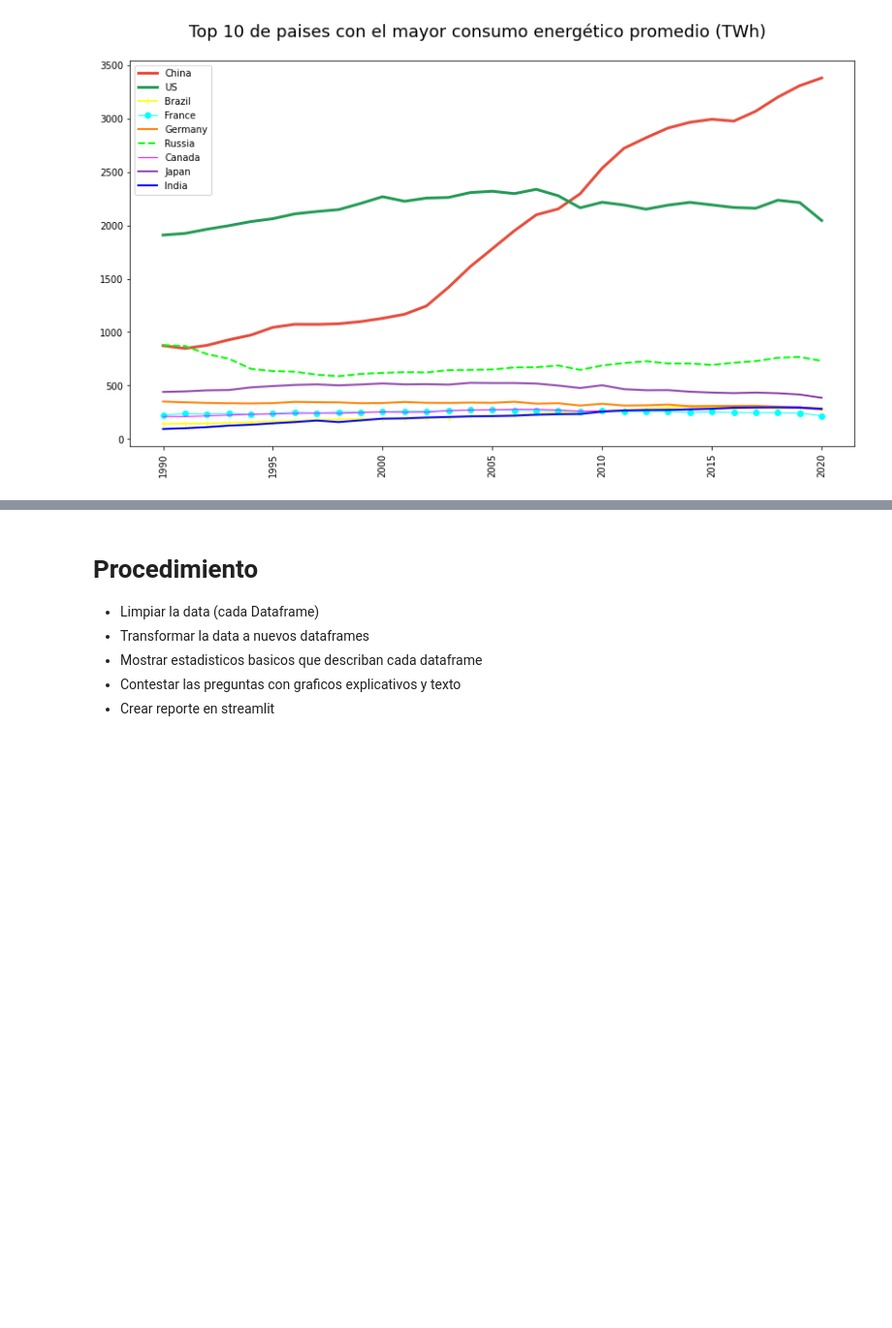
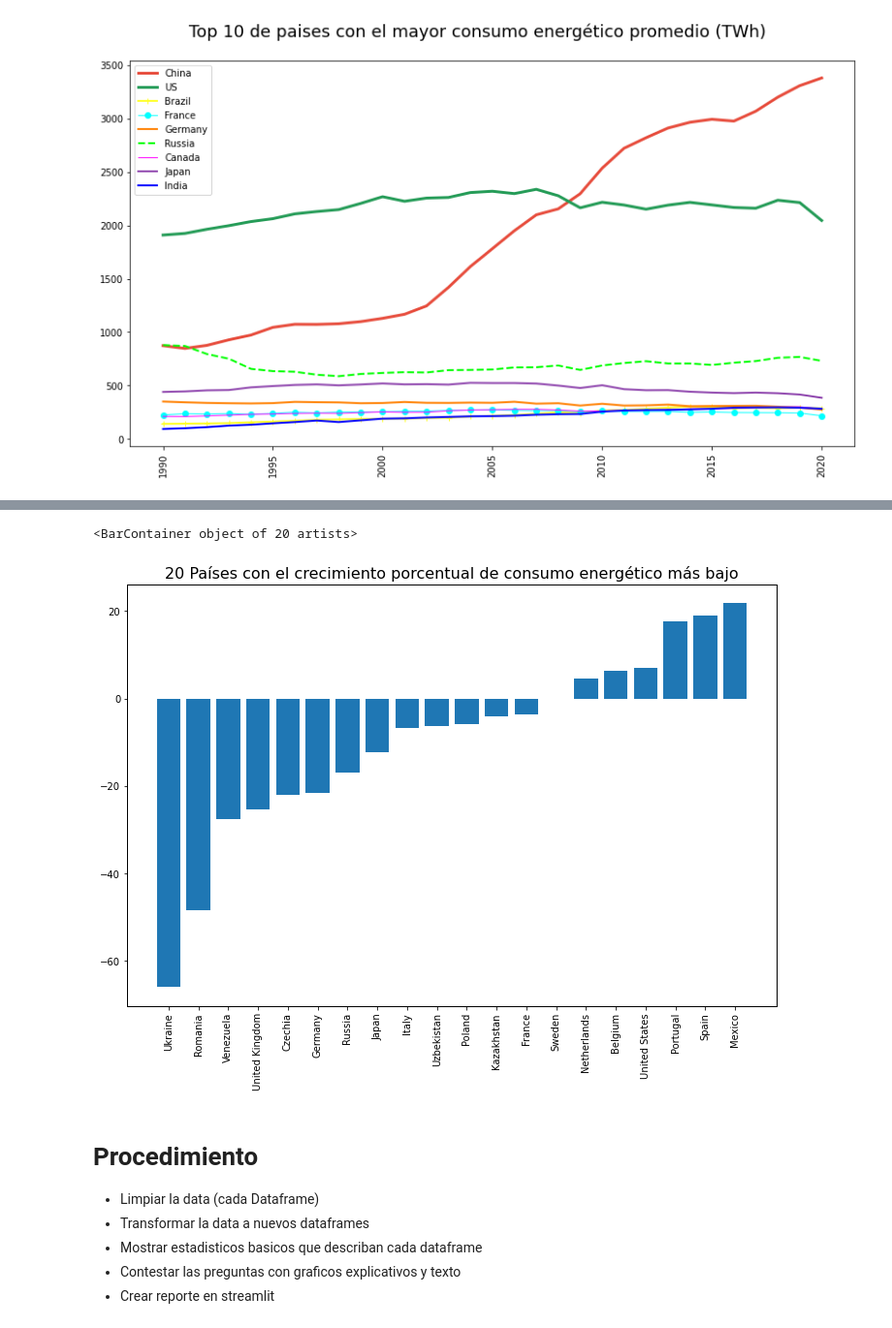
Before and after one commit to malvaradogcode/ProyectBootcamp, a Jupyter notebook: src/eda.ipynb, the cells around one changed output, grey strips where cells are left out. Shown: that part at 97% size. Drawn from its saved outputs; the diff is of its cells as text; code cells hidden in the pictures; blank space fills up the shorter version.

```diff
--- a/src/eda.ipynb
+++ b/src/eda.ipynb
@@ -322,0 +397,8 @@ plt.show()
+# %%
+# de la misma forma mostraremos los paises con porcentaje de crecimiento energético más bajo
+df_pct_crecimiento_low = pct_Crecimiento.iloc[-1].reset_index()
+df_pct_crecimiento_low = df_pct_crecimiento.rename(columns={'index':'Country',31:'pct_Crecimiento'})
+# convertion_dict = {'Country': str,'pct_Crecimiento':float}
+df_pct_crecimiento_low = df_pct_crecimiento_low.astype(convertion_dict)
+df_pct_crecimiento_low = df_pct_crecimiento_low.nsmallest(20,'pct_Crecimiento').reset_index()
+df_pct_crecimiento_low.head(20)
@@ -323,3 +423,15 @@ plt.show()
+# %%
+plt.subplots(figsize=(12,8))
+
+Xpct = df_pct_crecimiento_low.iloc[:,1]
+ypct = df_pct_crecimiento_low.iloc[:,2]
+
+plt.xticks(rotation=90)
+plt.title('20 Países con el crecimiento porcentual de consumo energético más bajo', fontsize=16)
+plt.bar(Xpct, ypct)
+# %% [output]
+<BarContainer object of 20 artists>
+[figure, added]
 # %% [markdown]
 # Procedimiento
 
```
Also changed, not shown: parts of 25 cells of this notebook, 1 other file.
